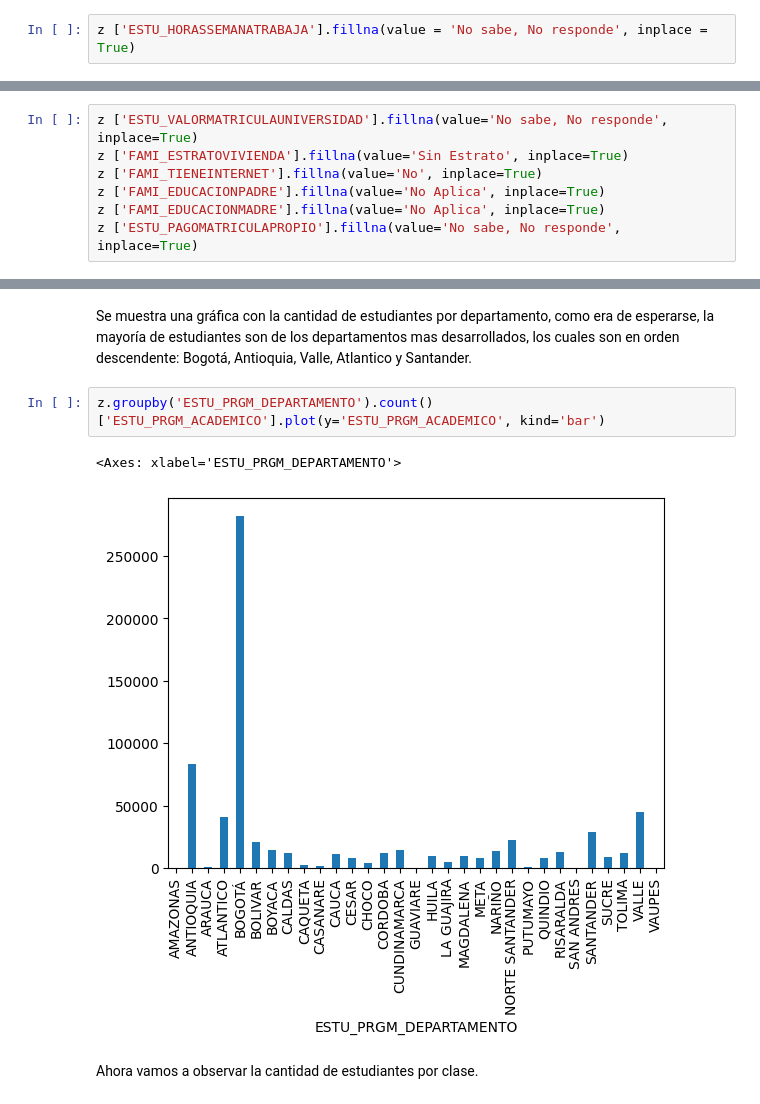
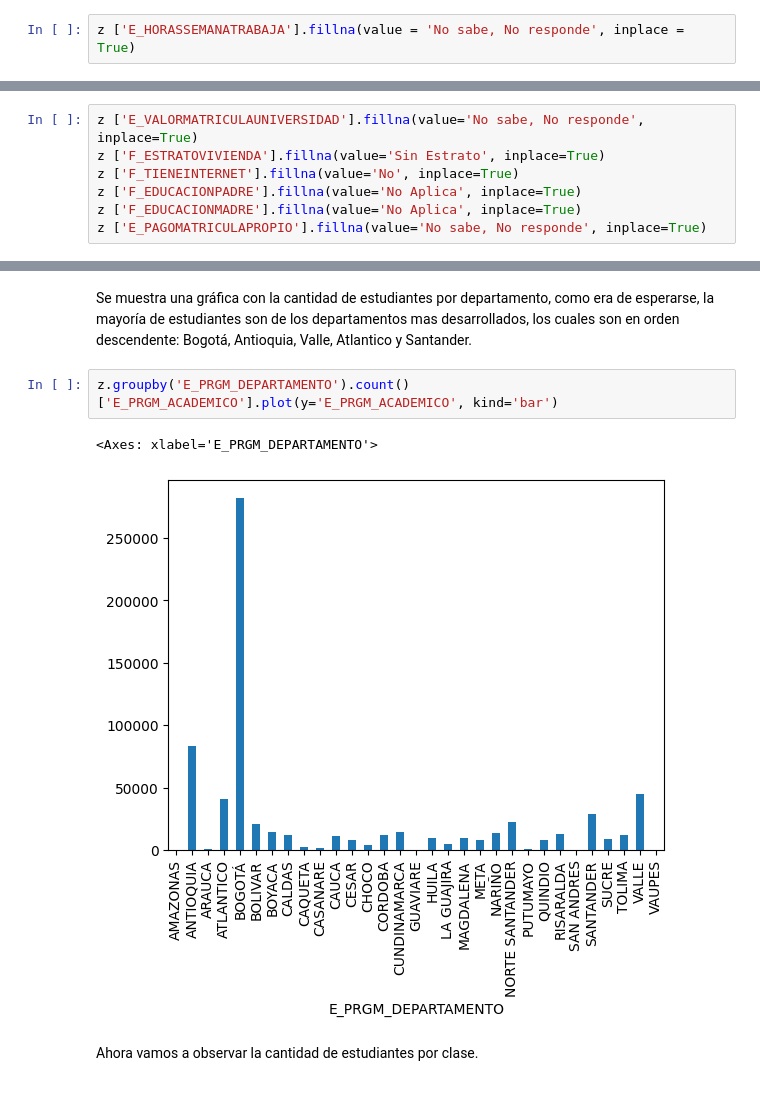
Before and after one commit to Hernandez484/01.01-PROYECTO-KAGGLE, a Jupyter notebook: 01_exploración.ipynb, the cells around one changed output, grey strips where cells are left out. Saved outputs shown, nothing was run; the diff lists cells and outputs as text.

```diff
--- a/01_exploración.ipynb
+++ b/01_exploración.ipynb
@@ -259,7 +273,7 @@ array(['Menos de 10 horas', '0', 'Más de 30 horas', 'Entre 21 y 30 horas',
 # %% [markdown]
 Como hay lugares de la columna con NaN, estos se van a reemplazar por 'No sabe, No responde'
 # %%
-z ['ESTU_HORASSEMANATRABAJA'].fillna(value = 'No sabe, No responde', inplace = True)
+z ['E_HORASSEMANATRABAJA'].fillna(value = 'No sabe, No responde', inplace = True)
 # %% [output]
 The behavior will change in pandas 3.0. This inplace method will never work because the intermediate object on which we are setting values always behaves as a copy.
 
@@ -309,10 +328,10 @@ ESTU_PAGOMATRICULAPROPIO = 'No sabe, No responde'
 # %%
-z ['ESTU_VALORMATRICULAUNIVERSIDAD'].fillna(value='No sabe, No responde', inplace=True)
-z ['FAMI_ESTRATOVIVIENDA'].fillna(value='Sin Estrato', inplace=True)
-z ['FAMI_TIENEINTERNET'].fillna(value='No', inplace=True)
-z ['FAMI_EDUCACIONPADRE'].fillna(value='No Aplica', inplace=True)
-z ['FAMI_EDUCACIONMADRE'].fillna(value='No Aplica', inplace=True)
-z ['ESTU_PAGOMATRICULAPROPIO'].fillna(value='No sabe, No responde', inplace=True)
+z ['E_VALORMATRICULAUNIVERSIDAD'].fillna(value='No sabe, No responde', inplace=True)
+z ['F_ESTRATOVIVIENDA'].fillna(value='Sin Estrato', inplace=True)
+z ['F_TIENEINTERNET'].fillna(value='No', inplace=True)
+z ['F_EDUCACIONPADRE'].fillna(value='No Aplica', inplace=True)
+z ['F_EDUCACIONMADRE'].fillna(value='No Aplica', inplace=True)
+z ['E_PAGOMATRICULAPROPIO'].fillna(value='No sabe, No responde', inplace=True)
 # %% [output]
 The behavior will change in pandas 3.0. This inplace method will never work because the intermediate object on which we are setting values always behaves as a copy.
 
@@ -369,10 +388,10 @@ dtype: int64
 # %% [markdown]
 Se muestra una gráfica con la cantidad de estudiantes por departamento, como era de esperarse, la mayoría de estudiantes son de los departamentos mas desarrollados, los cuales son en orden descendente: Bogotá, Antioquia, Valle, Atlantico y Santander.
 # %%
-z.groupby('ESTU_PRGM_DEPARTAMENTO').count()['ESTU_PRGM_ACADEMICO'].plot(y='ESTU_PRGM_ACADEMICO', kind='bar')
+z.groupby('E_PRGM_DEPARTAMENTO').count()['E_PRGM_ACADEMICO'].plot(y='E_PRGM_ACADEMICO', kind='bar')
 # %% [output]
-<Axes: xlabel='ESTU_PRGM_DEPARTAMENTO'>
+<Axes: xlabel='E_PRGM_DEPARTAMENTO'>
-[figure, old version]
+[figure, new version]
 # %% [markdown]
 Ahora vamos a observar la cantidad de estudiantes por clase.
 # %%
```
Also changed, not shown: parts of 42 cells of this notebook.
